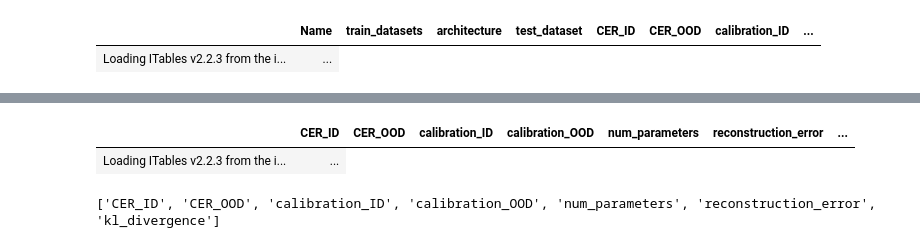
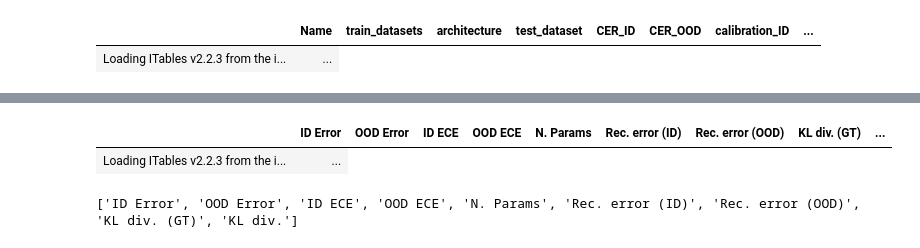
Before and after one commit to carlos10garrido/HTR-OOD, a Jupyter notebook: notebooks/factor_analysis.ipynb, the cells around one changed output, grey strips where cells are left out. Cells and saved outputs as stored; diff of their text form; code cells hidden in the pictures.

```diff
--- a/notebooks/factor_analysis.ipynb
+++ b/notebooks/factor_analysis.ipynb
@@ -295,7 +378,3 @@ pd_all_melted
 # %% [output]
 |  | Name | train_datasets | architecture | test_dataset | CER_ID | CER_OOD | calibration_ID | ... |
 | Loading ITables v2.2.3 from the i... | ... |
-# %%
-# Add to pd_all_melted the lexical divergence for each pair train_datasets, test_dataset consulting the dict lexical_divergences_dict
-pd_all_melted['kl_divergence'] = pd_all_melted.apply(lambda x: lexical_divergences_dict[x['train_datasets']][x['test_dataset']], axis=1)
-pd_all_melted
@@ -304,0 +381,30 @@ pd_all_melted
+# %%
+# Add to pd_all_melted the lexical divergence for each pair train_datasets, test_dataset consulting the dict lexical_divergences_dict
+pd_all_melted['kl_divergence_real'] = pd_all_melted.apply(lambda x: lexical_divergences_real[x['train_datasets']][x['test_dataset']], axis=1)
+# pd_all_melted
+
+# add kl_divergence but only for the following map
+map_test_languages = dict({
+    'iam': 'wit-en',
+    'washington': 'wit-en',
+    'bentham': 'wit-en',
+    'rimes': 'wit-fr',
+    'saint_gall': 'wit-la',
+    'rodrigo': 'wit-es',
+    'icfhr_2016': 'wit-de'
+})
+
+pd_all_melted['kl_divergence'] = pd_all_melted.apply(lambda x: lexical_divergences_dict[x['train_datasets']][map_test_languages[x['test_dataset']]], axis=1)
+# pd_all_melted
+
+# display where reconstruction_error_ID > reconstruction_error_OOD
+# display(pd_all_melted[pd_all_melted['reconstruction_error_ID'] > pd_all_melted['reconstruction_error_OOD']])
+print(f'Count where reconstruction_error_ID > reconstruction_error_OOD: {pd_all_melted[pd_all_melted["reconstruction_error_ID"] > pd_all_melted["reconstruction_error_OOD"]].shape[0]}')
+print(f'Total count: {pd_all_melted.shape[0]}')
+
+# where the most train_datasetes and test_dataset where reconstruction_error_ID > reconstruction_error_OOD
+display(pd_all_melted[pd_all_melted['reconstruction_error_ID'] > pd_all_melted['reconstruction_error_OOD']].groupby(['train_datasets', 'test_dataset']).count())
+
+# Remove where reconstruction_error_ID > reconstruction_error_OOD
+pd_all_melted = pd_all_melted[~(pd_all_melted['reconstruction_error_ID'] > pd_all_melted['reconstruction_error_OOD'])]
+print(f'Total count after removing: {pd_all_melted.shape[0]}')
@@ -305,17 +418,24 @@ pd_all_melted
 # %%
 # Delete the following columns: Name, train_datasets, test_dataset, scenario
 # Filter only where scenario is OOD
 # pd_all_melted = pd_all_melted[pd_all_melted['scenario'] == 'OOD']
 
+# Remove where architecture == htr_vit (HTR-VIT)
+# pd_all_melted = pd_all_melted[pd_all_melted['architecture'] != 'HTR-VIT']
+
+
+
 # pd_all_melted_fa = pd_all_melted.drop(columns=['Name', 'train_datasets', 'test_dataset', 'scenario', 'architecture'])
 # pd_all_melted_fa = pd_all_melted.drop(columns=['Name', 'train_datasets', 'test_dataset', 'scenario', 'architecture', 'num_parameters'])
 pd_all_melted_fa = pd_all_melted.drop(columns=['Name', 'train_datasets', 'test_dataset', 'architecture'])
 # pd_all_melted_fa = pd_all_melted.drop(columns=['Name', 'train_datasets', 'test_dataset', 'architecture', 'num_parameters', 'calibration_ID', 'calibration_OOD'])
+map_columns = dict({'CER_ID': 'ID Error', 'CER_OOD': 'OOD Error', 'reconstruction_error_ID': 'Rec. error (ID)', 'reconstruction_error_OOD': 'Rec. error (OOD)', 'kl_divergence': 'KL div.', 'kl_divergence_real': 'KL div. (GT)', 'calibration_ID': 'ID ECE', 'calibration_OOD': 'OOD ECE', 'num_parameters': 'N. Params'})
+pd_all_melted_fa = pd_all_melted_fa.rename(columns=map_columns)
 show(pd_all_melted_fa)
 columns = pd_all_melted_fa.columns.tolist()
 print(pd_all_melted_fa.columns.tolist())
 # pd_all_melted_fa
 # %% [output]
-|  | CER_ID | CER_OOD | calibration_ID | calibration_OOD | num_parameters | reconstruction_error | ... |
+|  | ID Error | OOD Error | ID ECE | OOD ECE | N. Params | Rec. error (ID) | Rec. error (OOD) | KL div. (GT) | ... |
 | Loading ITables v2.2.3 from the i... | ... |
-['CER_ID', 'CER_OOD', 'calibration_ID', 'calibration_OOD', 'num_parameters', 'reconstruction_error', 'kl_divergence']
+['ID Error', 'OOD Error', 'ID ECE', 'OOD ECE', 'N. Params', 'Rec. error (ID)', 'Rec. error (OOD)', 'KL div. (GT)', 'KL div.']
```
Also changed, not shown: parts of 28 cells of this notebook, 11 other files.
